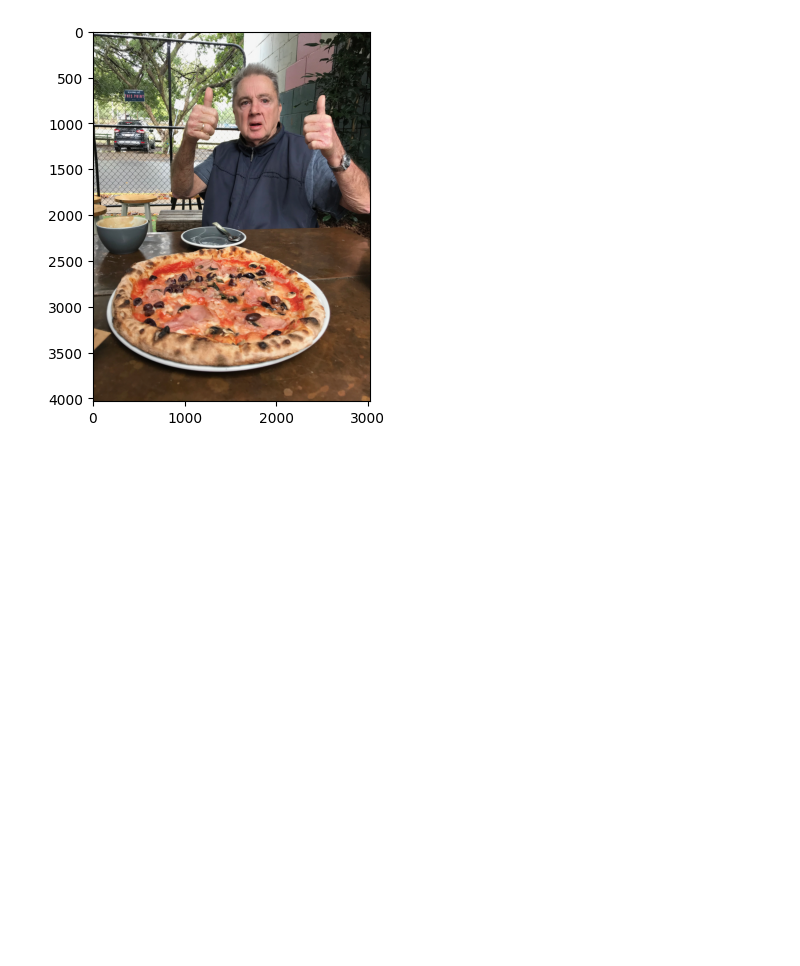
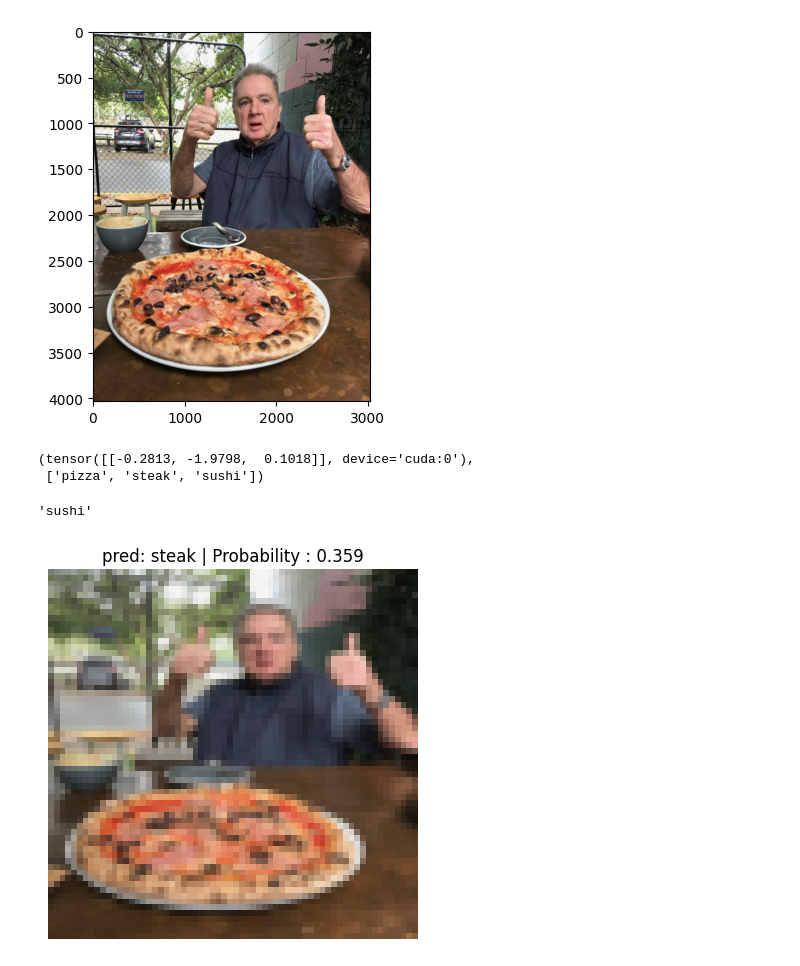
Before and after one commit to LadakaTayaara/deep-learning-codealong-nb, a Jupyter notebook: customdatasettut.ipynb, the cells around one changed output. Drawn from its saved outputs; the diff is of its cells as text; code cells hidden in the pictures; blank space fills up the shorter version.

```diff
--- a/customdatasettut.ipynb
+++ b/customdatasettut.ipynb
@@ -1089,0 +1091,24 @@ plt.imshow(custom_image_uint8.permute(1,2,0))
+# %%
+#create transform pipeline
+custom_image_transform = transforms.Compose([
+    transforms.Resize(size=(64,64))
+])
+
+custom_image_transformed = custom_image_transform(custom_image)
+# %%
+model_1.eval()
+with torch.inference_mode():
+    # Add batch dimension
+    custom_image_pred = model_1(custom_image_transformed.unsqueeze(0).to(device))
+
+custom_image_pred , class_names
+# %% [output]
+(tensor([[-0.2813, -1.9798,  0.1018]], device='cuda:0'),
+ ['pizza', 'steak', 'sushi'])
+# %%
+#convert logits to prediction prob to prediction labels
+custom_image_pred_probs=torch.softmax(custom_image_pred, dim=1)
+custom_image_pred_labels= torch.argmax(custom_image_pred_probs, dim=1)
+class_names[custom_image_pred_labels]
+# %% [output]
+'sushi'
@@ -1089,0 +1155,9 @@ plt.imshow(custom_image_uint8.permute(1,2,0))
+# %%
+#pred on custom image
+pred_and_plot(model=model_1,
+              image_path=custom_image_path,
+              class_names=class_names,
+              transform=custom_image_transform,
+              device=device)
+# %% [output]
+[figure, added]
```
Also changed, not shown: parts of 11 cells of this notebook.
